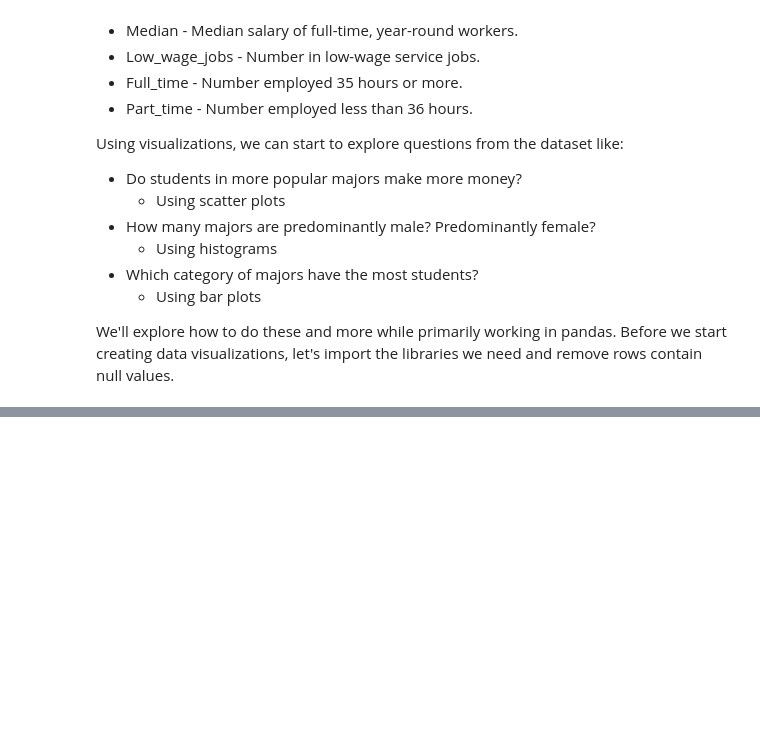
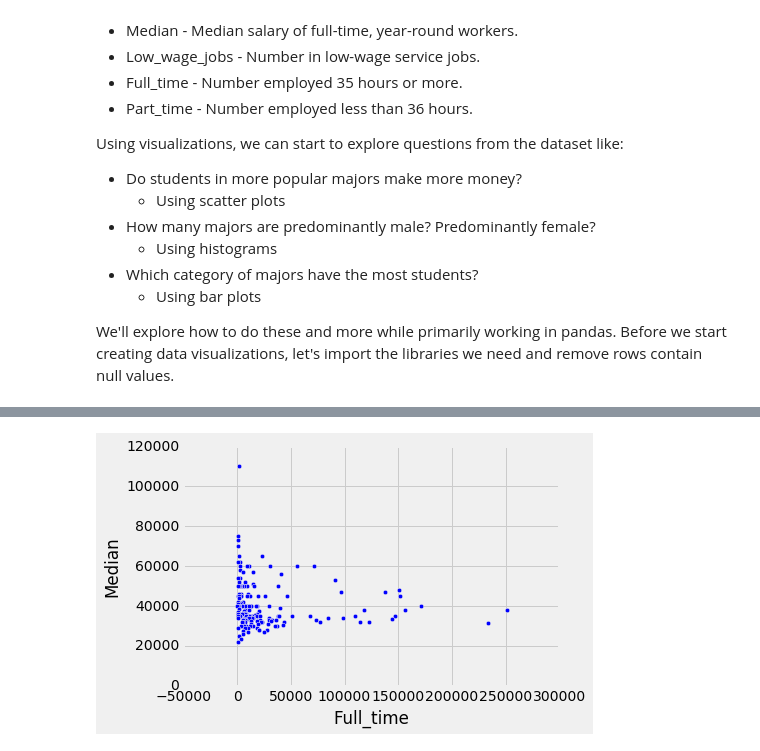
Before and after one commit to lemoinef/Exploratory-Data-Visualization, a Jupyter notebook: visualizing_earnings_by_majors.ipynb, the cells around one changed output, grey strips where cells are left out. Saved outputs shown, nothing was run; the diff lists cells and outputs as text; code cells hidden in the pictures; blank space fills up the shorter version.

```diff
--- a/visualizing_earnings_by_majors.ipynb
+++ b/visualizing_earnings_by_majors.ipynb
@@ -42,0 +80,5 @@ recent_grads = recent_grads.dropna()
+# %%
+recent_grads.plot(x='Full_time', y='Median', kind='scatter')
+plt.show()
+# %% [output]
+[figure, added]
```
Also changed, not shown: parts of 16 cells of this notebook.
